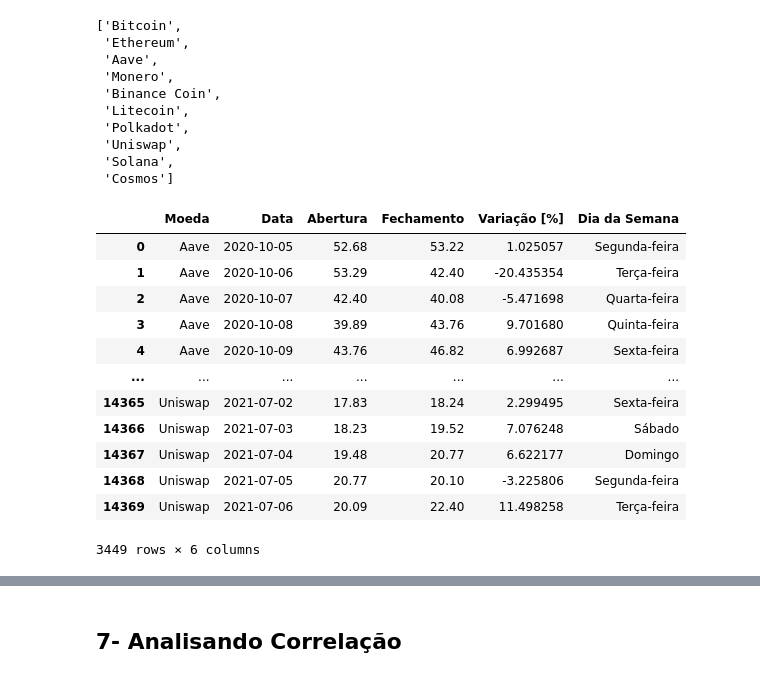
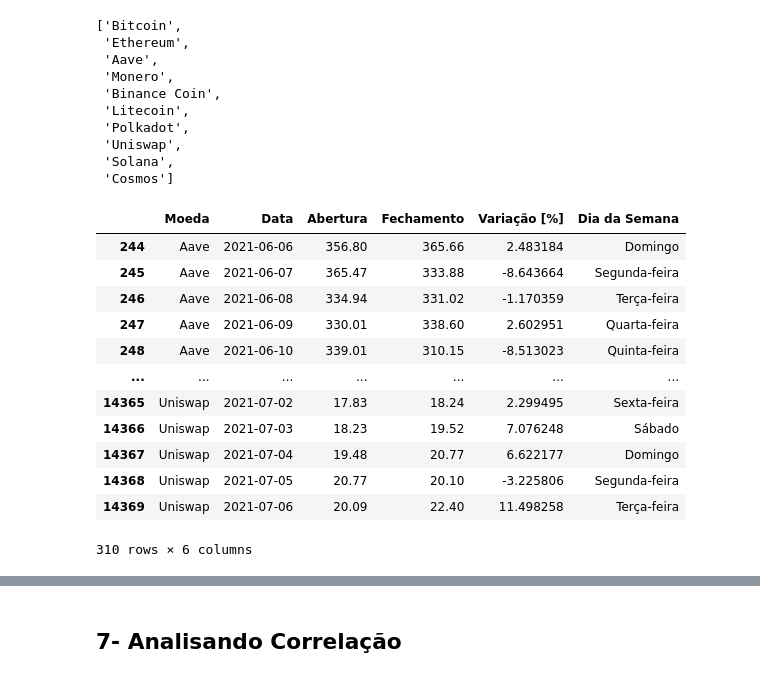
Before and after one commit to NewKanvas/M5-Projeto-5, a Jupyter notebook: Code/crypto_anlys.ipynb, the cells around one changed output, grey strips where cells are left out. Cells and saved outputs as stored; diff of their text form; code cells hidden in the pictures.

```diff
--- a/Code/crypto_anlys.ipynb
+++ b/Code/crypto_anlys.ipynb
@@ -679,26 +695,26 @@ cripto_top10
 # %%
 # Definir o período desejado
 
-data_inicio = '2020-07-06'
+data_inicio = '2021-06-06'
 data_fim = '2021-07-06'
 
 # Filtrar o DataFrame com base no período desejado
 criptocopy_periodo = criptocopy[(criptocopy['Data'] >= data_inicio) & (criptocopy['Data'] <= data_fim)]
 criptocopy_periodo
 # %% [output]
 |  | Moeda | Data | Abertura | Fechamento | Variação [%] | Dia da Semana |
-| 0 | Aave | 2020-10-05 | 52.68 | 53.22 | 1.025057 | Segunda-feira |
-| 1 | Aave | 2020-10-06 | 53.29 | 42.40 | -20.435354 | Terça-feira |
-| 2 | Aave | 2020-10-07 | 42.40 | 40.08 | -5.471698 | Quarta-feira |
-| 3 | Aave | 2020-10-08 | 39.89 | 43.76 | 9.701680 | Quinta-feira |
-| 4 | Aave | 2020-10-09 | 43.76 | 46.82 | 6.992687 | Sexta-feira |
+| 244 | Aave | 2021-06-06 | 356.80 | 365.66 | 2.483184 | Domingo |
+| 245 | Aave | 2021-06-07 | 365.47 | 333.88 | -8.643664 | Segunda-feira |
+| 246 | Aave | 2021-06-08 | 334.94 | 331.02 | -1.170359 | Terça-feira |
+| 247 | Aave | 2021-06-09 | 330.01 | 338.60 | 2.602951 | Quarta-feira |
+| 248 | Aave | 2021-06-10 | 339.01 | 310.15 | -8.513023 | Quinta-feira |
 | ... | ... | ... | ... | ... | ... | ... |
 | 14365 | Uniswap | 2021-07-02 | 17.83 | 18.24 | 2.299495 | Sexta-feira |
 | 14366 | Uniswap | 2021-07-03 | 18.23 | 19.52 | 7.076248 | Sábado |
 | 14367 | Uniswap | 2021-07-04 | 19.48 | 20.77 | 6.622177 | Domingo |
 | 14368 | Uniswap | 2021-07-05 | 20.77 | 20.10 | -3.225806 | Segunda-feira |
 | 14369 | Uniswap | 2021-07-06 | 20.09 | 22.40 | 11.498258 | Terça-feira |
-3449 rows × 6 columns
+310 rows × 6 columns
 # %%
 for moeda4 in cripto_top10:
     # Filtrar o DataFrame apenas para a moeda Ethereum
```
Also changed, not shown: parts of 21 cells of this notebook, 1 other file.
